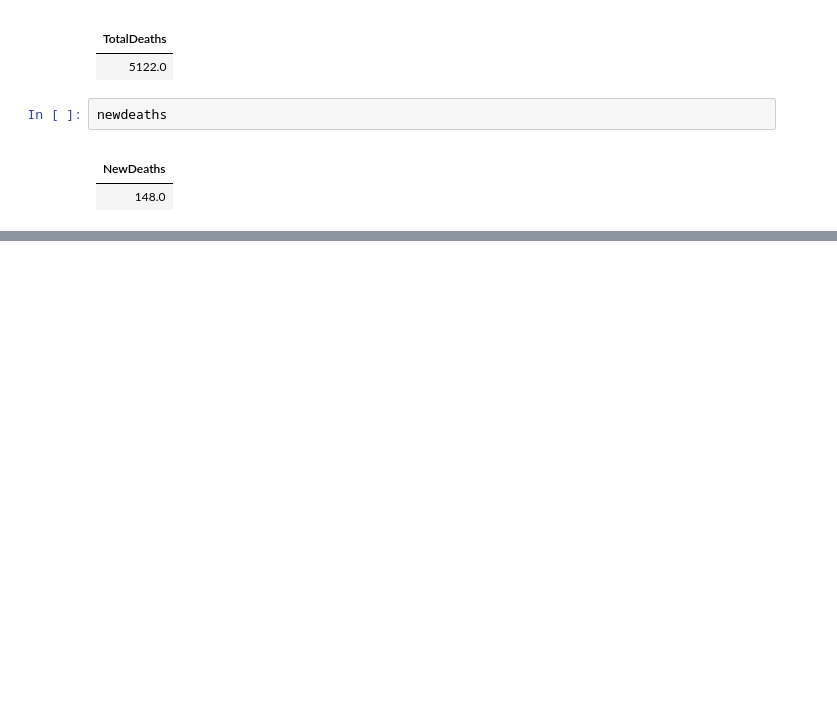
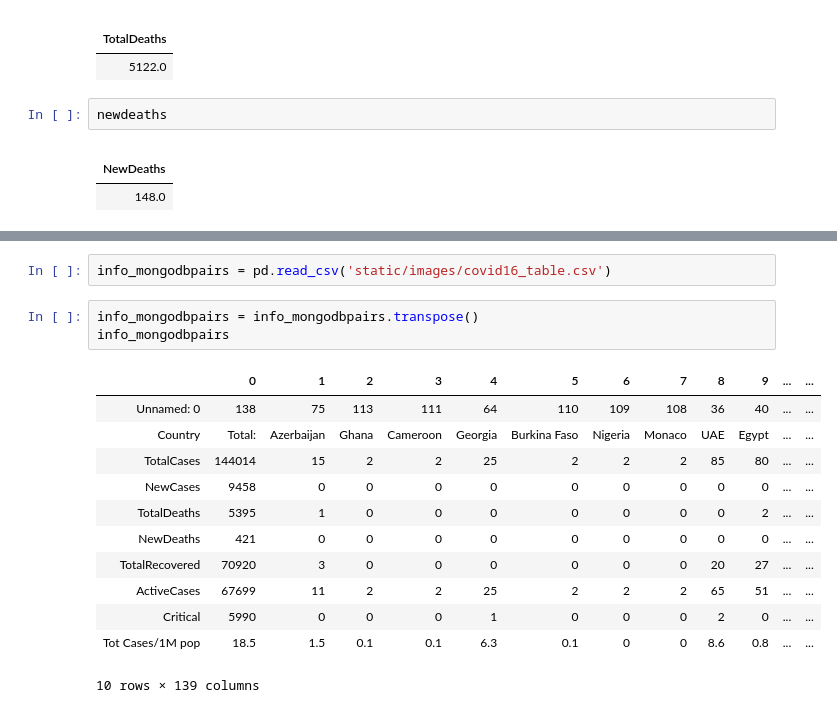
Before and after one commit to RandyPayano/Covid-19-Dashboard, a Jupyter notebook: newNoteBook.ipynb, the cells around one changed output, grey strips where cells are left out. Cells and saved outputs as stored; diff of their text form; blank space fills up the shorter version.

```diff
--- a/newNoteBook.ipynb
+++ b/newNoteBook.ipynb
@@ -763,0 +797,18 @@ newdeaths
+# %%
+info_mongodbpairs = pd.read_csv('static/images/covid16_table.csv')
+# %%
+info_mongodbpairs = info_mongodbpairs.transpose()
+info_mongodbpairs
+# %% [output]
+|  | 0 | 1 | 2 | 3 | 4 | 5 | 6 | 7 | 8 | 9 | ... | ... |
+| Unnamed: 0 | 138 | 75 | 113 | 111 | 64 | 110 | 109 | 108 | 36 | 40 | ... | ... |
+| Country | Total: | Azerbaijan | Ghana | Cameroon | Georgia | Burkina Faso | Nigeria | Monaco | UAE | Egypt | ... | ... |
+| TotalCases | 144014 | 15 | 2 | 2 | 25 | 2 | 2 | 2 | 85 | 80 | ... | ... |
+| NewCases | 9458 | 0 | 0 | 0 | 0 | 0 | 0 | 0 | 0 | 0 | ... | ... |
+| TotalDeaths | 5395 | 1 | 0 | 0 | 0 | 0 | 0 | 0 | 0 | 2 | ... | ... |
+| NewDeaths | 421 | 0 | 0 | 0 | 0 | 0 | 0 | 0 | 0 | 0 | ... | ... |
+| TotalRecovered | 70920 | 3 | 0 | 0 | 0 | 0 | 0 | 0 | 20 | 27 | ... | ... |
+| ActiveCases | 67699 | 11 | 2 | 2 | 25 | 2 | 2 | 2 | 65 | 51 | ... | ... |
+| Critical | 5990 | 0 | 0 | 0 | 1 | 0 | 0 | 0 | 2 | 0 | ... | ... |
+| Tot Cases/1M pop | 18.5 | 1.5 | 0.1 | 0.1 | 6.3 | 0.1 | 0 | 0 | 8.6 | 0.8 | ... | ... |
+10 rows × 139 columns
```
Also changed, not shown: parts of 11 cells of this notebook, 19 other files.
